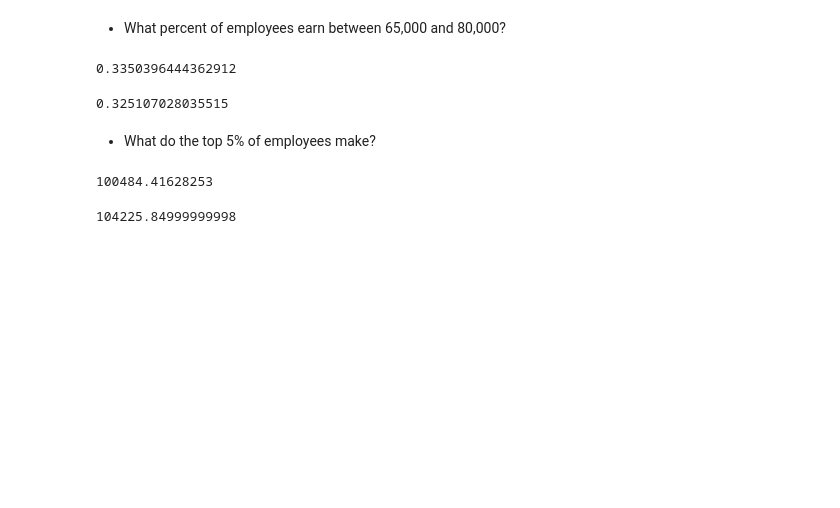
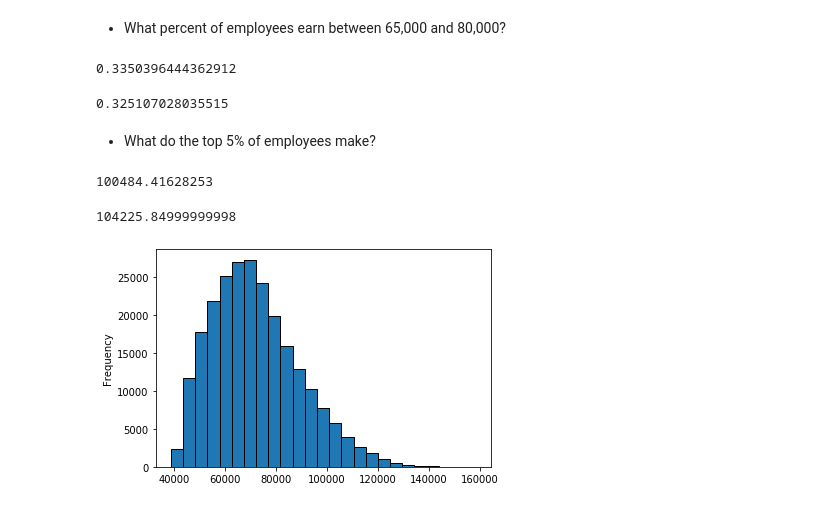
Before and after one commit to gilbert-noriega-ii/statistics-exercises, a Jupyter notebook: probability_distributions.ipynb, the cells around one changed output. Saved outputs shown, nothing was run; the diff lists cells and outputs as text; code cells hidden in the pictures; blank space fills up the shorter version.

```diff
--- a/probability_distributions.ipynb
+++ b/probability_distributions.ipynb
@@ -247,3 +266,8 @@ stats.norm(avg_salary, stdev).isf(.05)
 salaries.salary.quantile(.95)
 # %% [output]
 104225.84999999998
+# %%
+salaries.salary.plot.hist(bins = 25, ec= 'black')
+plt.show()
+# %% [output]
+[figure, added]
```
Also changed, not shown: parts of 4 cells of this notebook.
